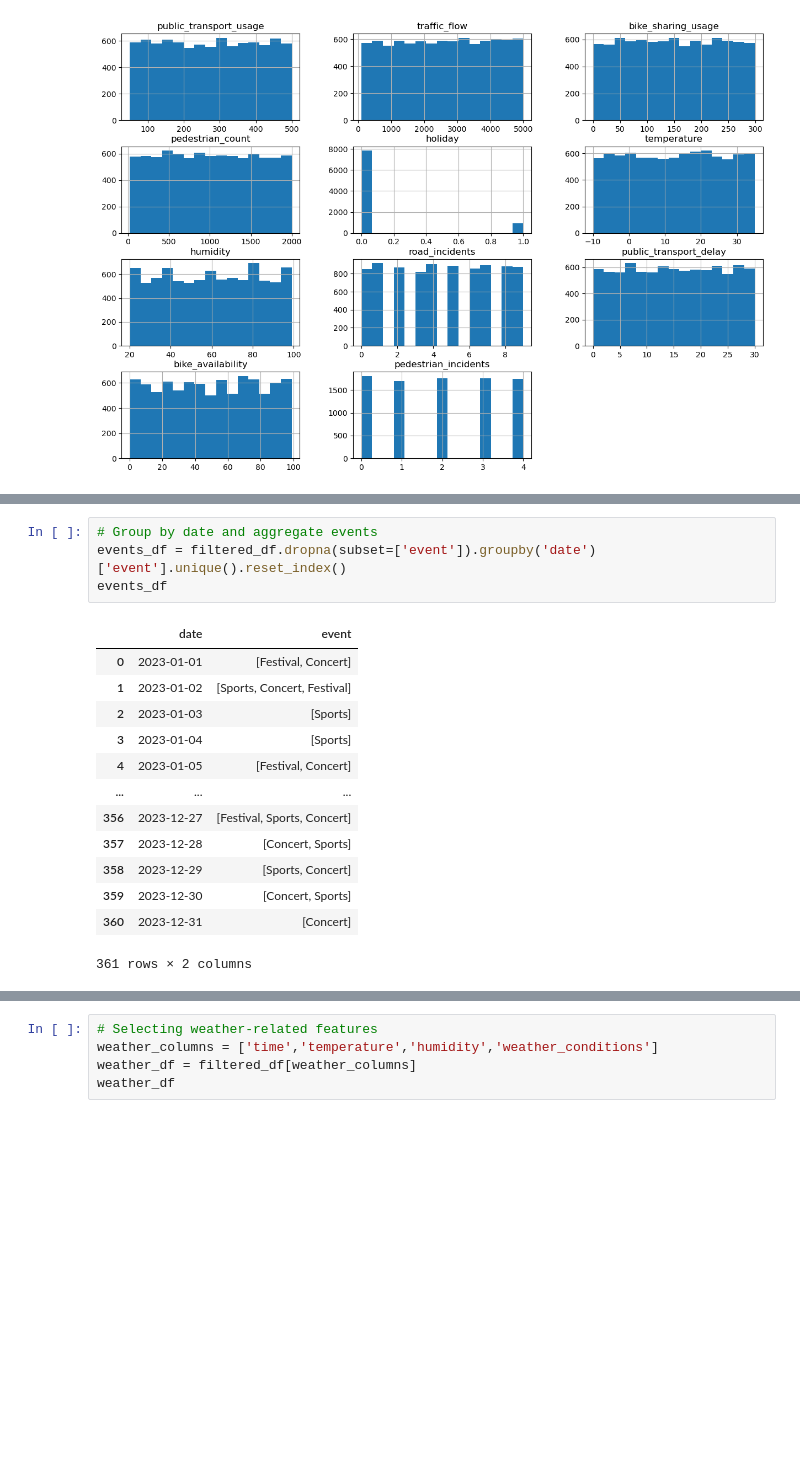
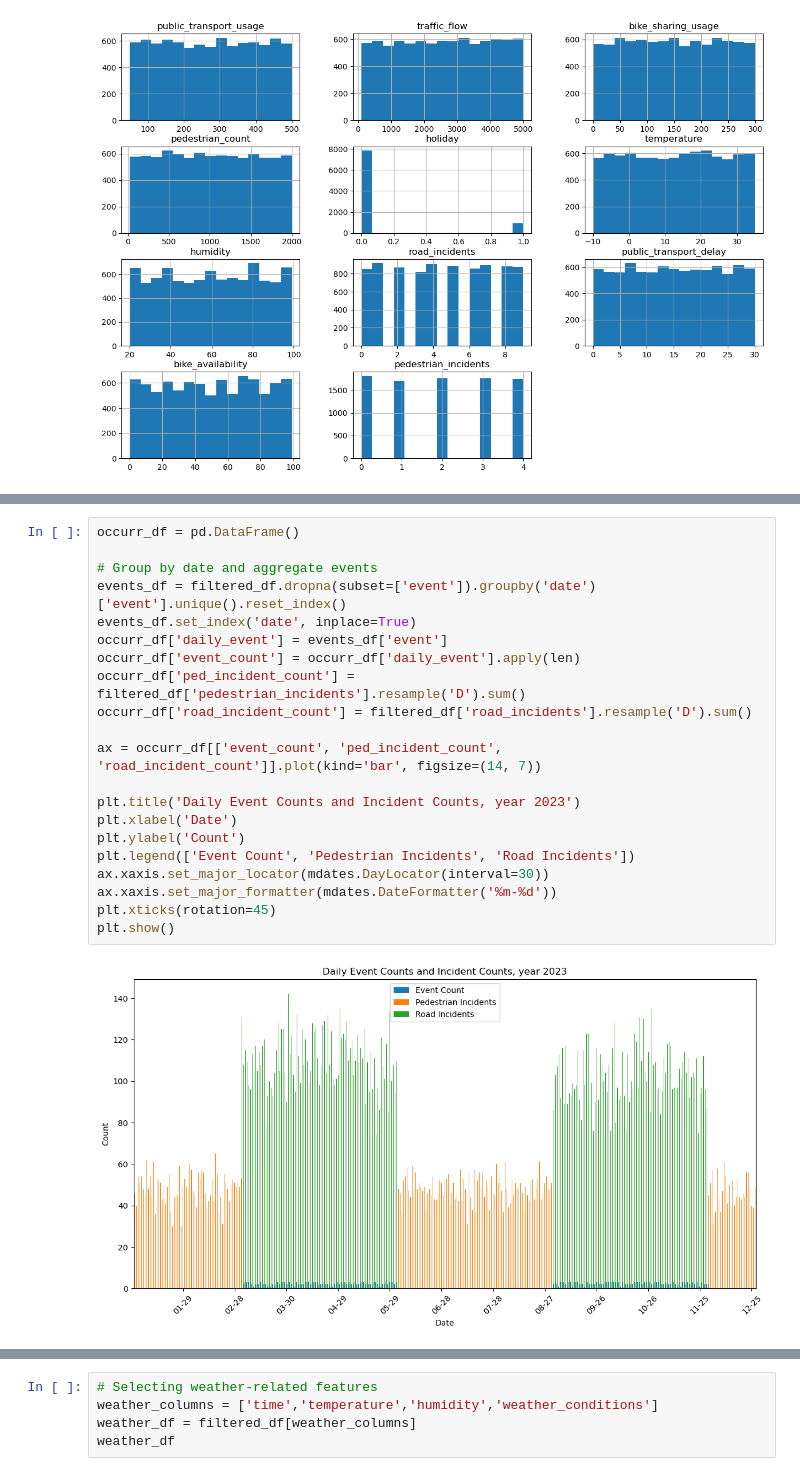
Before and after one commit to hazelglaine/mobility-pattern, a Jupyter notebook: mobility-pattern.ipynb, the cells around one changed output, grey strips where cells are left out. Saved outputs shown, nothing was run; the diff lists cells and outputs as text; blank space fills up the shorter version.

```diff
--- a/mobility-pattern.ipynb
+++ b/mobility-pattern.ipynb
@@ -200,19 +200,24 @@ plt.show()
 # %%
+occurr_df = pd.DataFrame()
+
 # Group by date and aggregate events
 events_df = filtered_df.dropna(subset=['event']).groupby('date')['event'].unique().reset_index()
-events_df
+events_df.set_index('date', inplace=True)
+occurr_df['daily_event'] = events_df['event']
+occurr_df['event_count'] = occurr_df['daily_event'].apply(len)
+occurr_df['ped_incident_count'] = filtered_df['pedestrian_incidents'].resample('D').sum()
+occurr_df['road_incident_count'] = filtered_df['road_incidents'].resample('D').sum()
+
+ax = occurr_df[['event_count', 'ped_incident_count', 'road_incident_count']].plot(kind='bar', figsize=(14, 7))
+
+plt.title('Daily Event Counts and Incident Counts, year 2023')
+plt.xlabel('Date')
+plt.ylabel('Count')
+plt.legend(['Event Count', 'Pedestrian Incidents', 'Road Incidents'])
+ax.xaxis.set_major_locator(mdates.DayLocator(interval=30))
+ax.xaxis.set_major_formatter(mdates.DateFormatter('%m-%d'))
+plt.xticks(rotation=45)
+plt.show()
 # %% [output]
-|  | date | event |
-| 0 | 2023-01-01 | [Festival, Concert] |
-| 1 | 2023-01-02 | [Sports, Concert, Festival] |
-| 2 | 2023-01-03 | [Sports] |
-| 3 | 2023-01-04 | [Sports] |
-| 4 | 2023-01-05 | [Festival, Concert] |
-| ... | ... | ... |
-| 356 | 2023-12-27 | [Festival, Sports, Concert] |
-| 357 | 2023-12-28 | [Concert, Sports] |
-| 358 | 2023-12-29 | [Sports, Concert] |
-| 359 | 2023-12-30 | [Concert, Sports] |
-| 360 | 2023-12-31 | [Concert] |
-361 rows × 2 columns
+[figure, added]
 # %% [markdown]
```
Also changed, not shown: parts of 2 cells of this notebook.
